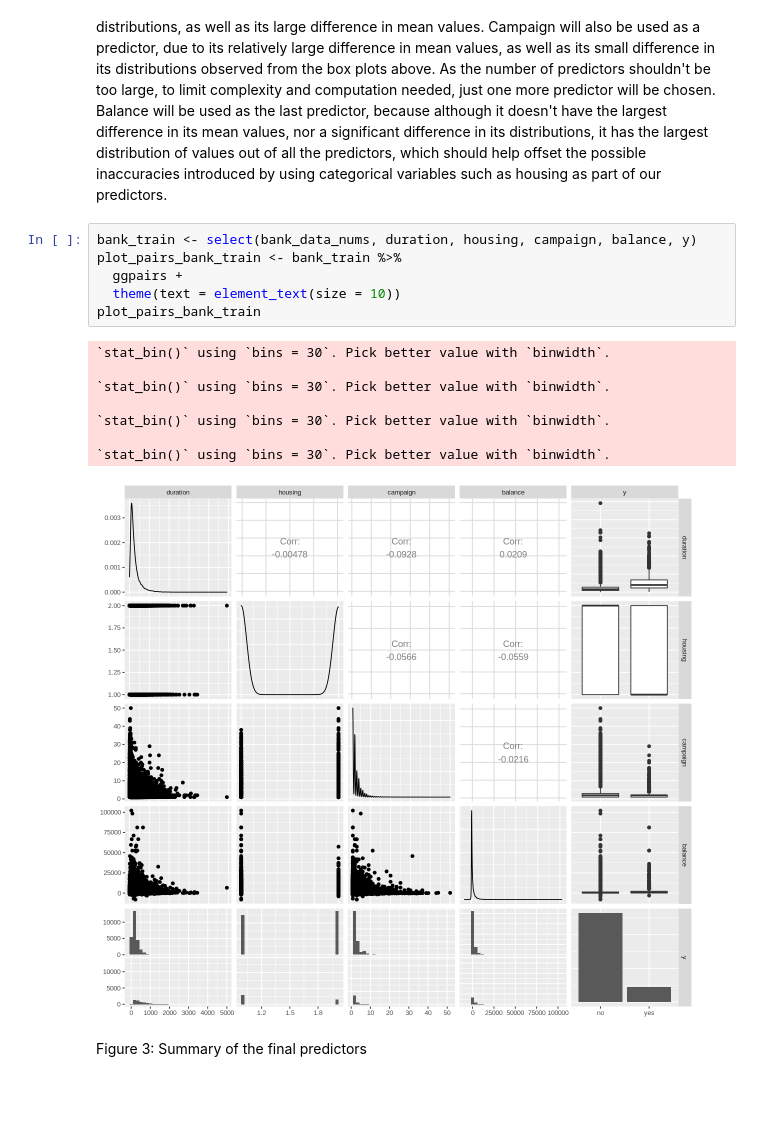
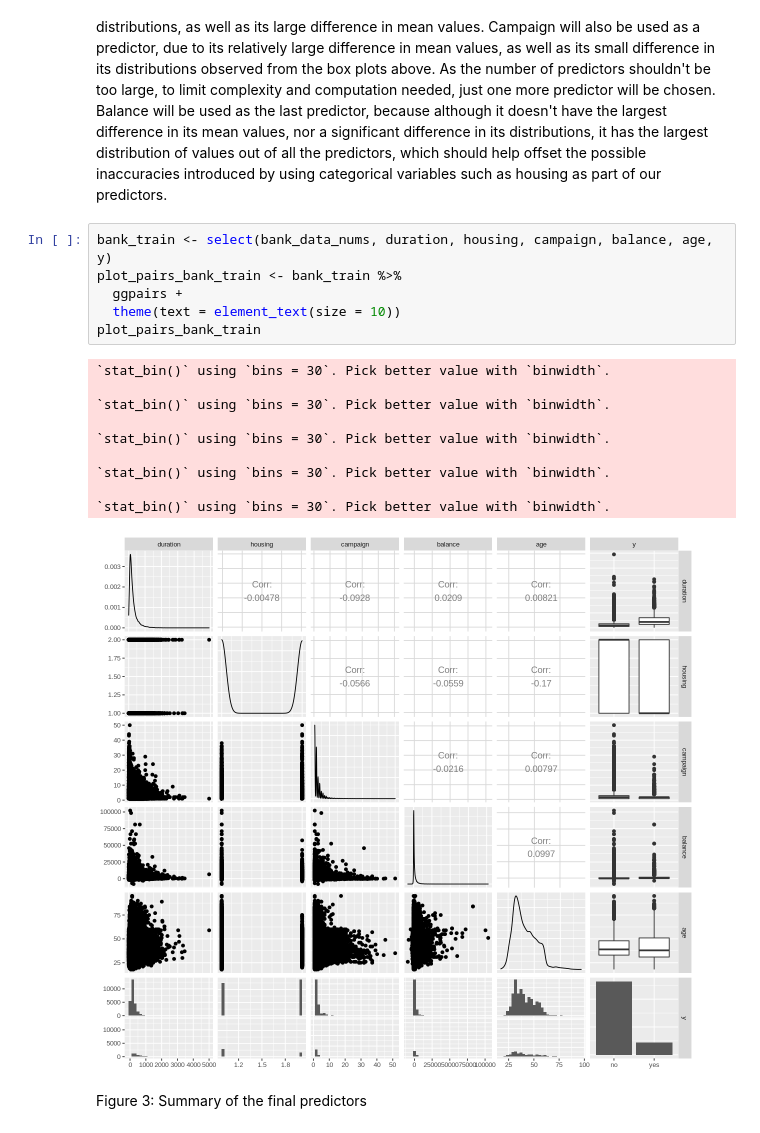
Before and after one commit to ArmaanKara/DSCI25Project, a Jupyter notebook: Final_Project.ipynb, the cells around one changed output. Cells and saved outputs as stored; diff of their text form; blank space fills up the shorter version.

```diff
--- a/Final_Project.ipynb
+++ b/Final_Project.ipynb
@@ -452,20 +452,22 @@ From the table above, we can see that duration has the largest difference betwee
 
 Based on the observations made so far, we can see that duration is an obvious choice for one of our predictors. Housing also seems to be a good choice, based on the bar plot of its distributions, as well as its large difference in mean values. Campaign will also be used as a predictor, due to its relatively large difference in mean values, as well as its small difference in its distributions observed from the box plots above. As the number of predictors shouldn't be too large, to limit complexity and computation needed, just one more predictor will be chosen. Balance will be used as the last predictor, because although it doesn't have the largest difference in its mean values, nor a significant difference in its distributions, it has the largest distribution of values out of all the predictors, which should help offset the possible inaccuracies introduced by using categorical variables such as housing as part of our predictors.
 # %%
-bank_train <- select(bank_data_nums, duration, housing, campaign, balance, y)
+bank_train <- select(bank_data_nums, duration, housing, campaign, balance, age, y)
 plot_pairs_bank_train <- bank_train %>%
   ggpairs +
   theme(text = element_text(size = 10))
 plot_pairs_bank_train
 # %% [output]
 `stat_bin()` using `bins = 30`. Pick better value with `binwidth`.
 
 `stat_bin()` using `bins = 30`. Pick better value with `binwidth`.
 
 `stat_bin()` using `bins = 30`. Pick better value with `binwidth`.
 
 `stat_bin()` using `bins = 30`. Pick better value with `binwidth`.
+
+`stat_bin()` using `bins = 30`. Pick better value with `binwidth`.
-[figure, old version]
+[figure, new version]
 # %% [markdown]
 Figure 3: Summary of the final predictors
 # %%
```
Also changed, not shown: parts of 4 cells of this notebook.
